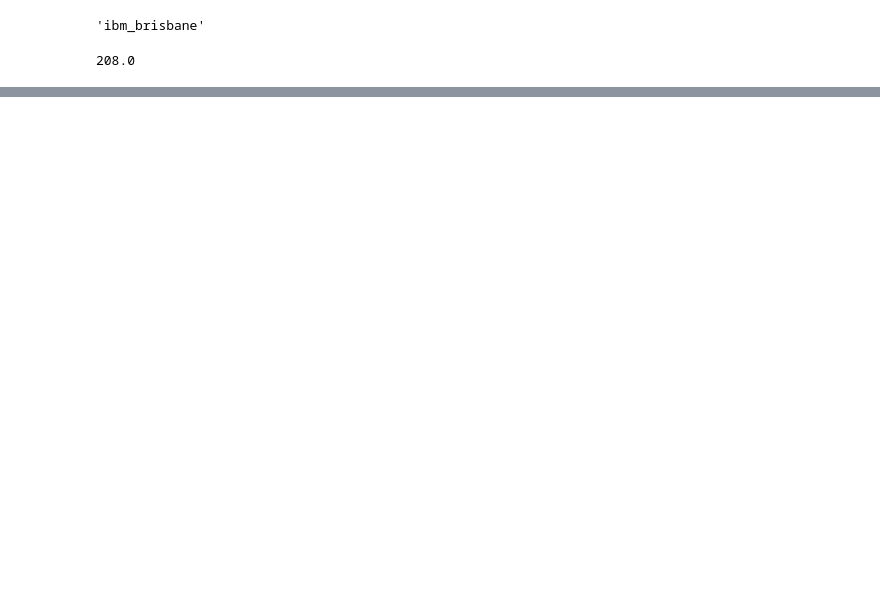
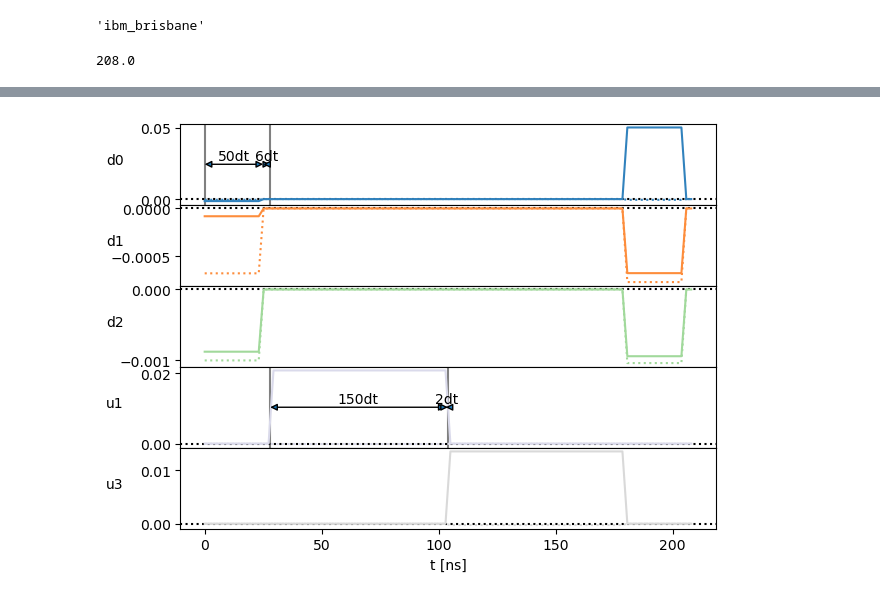
Before and after one commit to moroses/FreestylePulseOptimization, a Jupyter notebook: example/pilot.ipynb, the cells around one changed output, grey strips where cells are left out. Drawn from its saved outputs; the diff is of its cells as text; code cells hidden in the pictures; blank space fills up the shorter version.

```diff
--- a/example/pilot.ipynb
+++ b/example/pilot.ipynb
@@ -462,0 +600,82 @@ HWCI_MatrixSolutionRuntimeLogicalCircuitRunner(ci_matrix=CI_Matrix(mol_name='LiH
+# %%
+fig, axs = plot_signals(signal_maker(s), s.duration * dt)
+
+ax = axs[0]
+trans = blended_transform_factory(ax.transData, ax.transAxes)
+
+ax.annotate(
+    xy=(0,.5),
+    text='',
+    xytext=(50*dt, .5),
+    textcoords=trans,
+    xycoords=trans,
+    arrowprops=dict(arrowstyle='<|-|>', shrinkA=0, shrinkB=0)
+)
+ax.annotate(
+    xy=(50*dt,.5),
+    text='',
+    xytext=(56*dt, .5),
+    textcoords=trans,
+    xycoords=trans,
+    arrowprops=dict(arrowstyle='<|-|>', shrinkA=0, shrinkB=0)
+)
+ax.annotate(
+    xy=(25*dt,.55),
+    text='50dt',
+    # xytext=(25*dt, .55),
+    textcoords=trans,
+    xycoords=trans,
+    ha='center',
+)
+ax.annotate(
+    xy=(53*dt,.55),
+    text='6dt',
+    # xytext=(25*dt, .55),
+    textcoords=trans,
+    xycoords=trans,
+    ha='center',
+)
+for p in (0, 56*dt):
+    ax.axvline(p, color='gray', zorder=-2)
+
+ax = axs[3]
+trans = blended_transform_factory(ax.transData, ax.transAxes)
+
+ax.annotate(
+    xy=(56*dt,.5),
+    text='',
+    xytext=((56+150)*dt, .5),
+    textcoords=trans,
+    xycoords=trans,
+    arrowprops=dict(arrowstyle='<|-|>', shrinkA=0, shrinkB=0)
+)
+ax.annotate(
+    xy=((56+150)*dt,.5),
+    text='',
+    xytext=((56+152)*dt, .5),
+    textcoords=trans,
+    xycoords=trans,
+    arrowprops=dict(arrowstyle='<|-|>', shrinkA=0, shrinkB=0)
+)
+ax.annotate(
+    xy=((56+150/2)*dt,.55),
+    text='150dt',
+    # xytext=(25*dt, .55),
+    textcoords=trans,
+    xycoords=trans,
+    ha='center',
+)
+ax.annotate(
+    xy=((56+150+1)*dt,.55),
+    text='2dt',
+    # xytext=(25*dt, .55),
+    textcoords=trans,
+    xycoords=trans,
+    ha='center',
+)
+for p in (56, 152+56):
+    ax.axvline(p*dt, color='gray', zorder=-2)
+
+fig.tight_layout()
+# %% [output]
+[figure, added]
```
Also changed, not shown: parts of 51 cells of this notebook, 4 other files.
